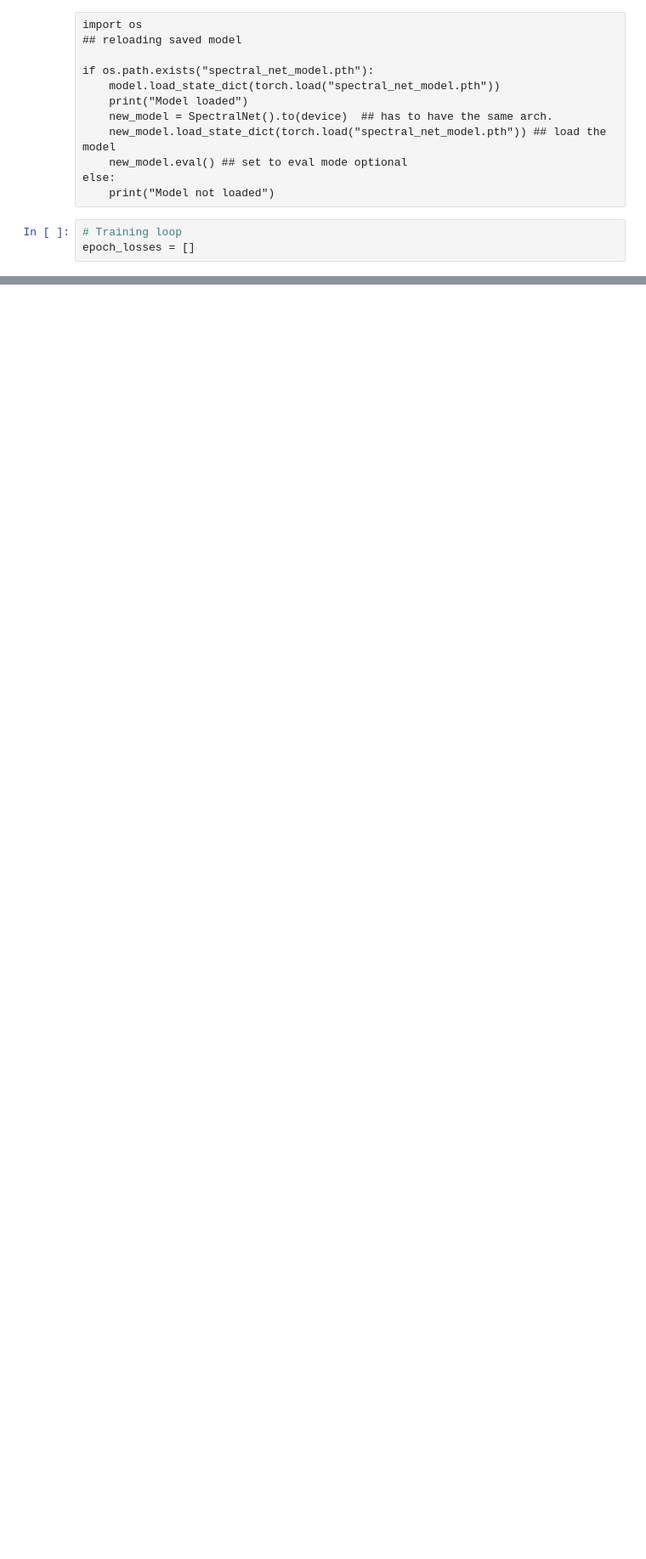
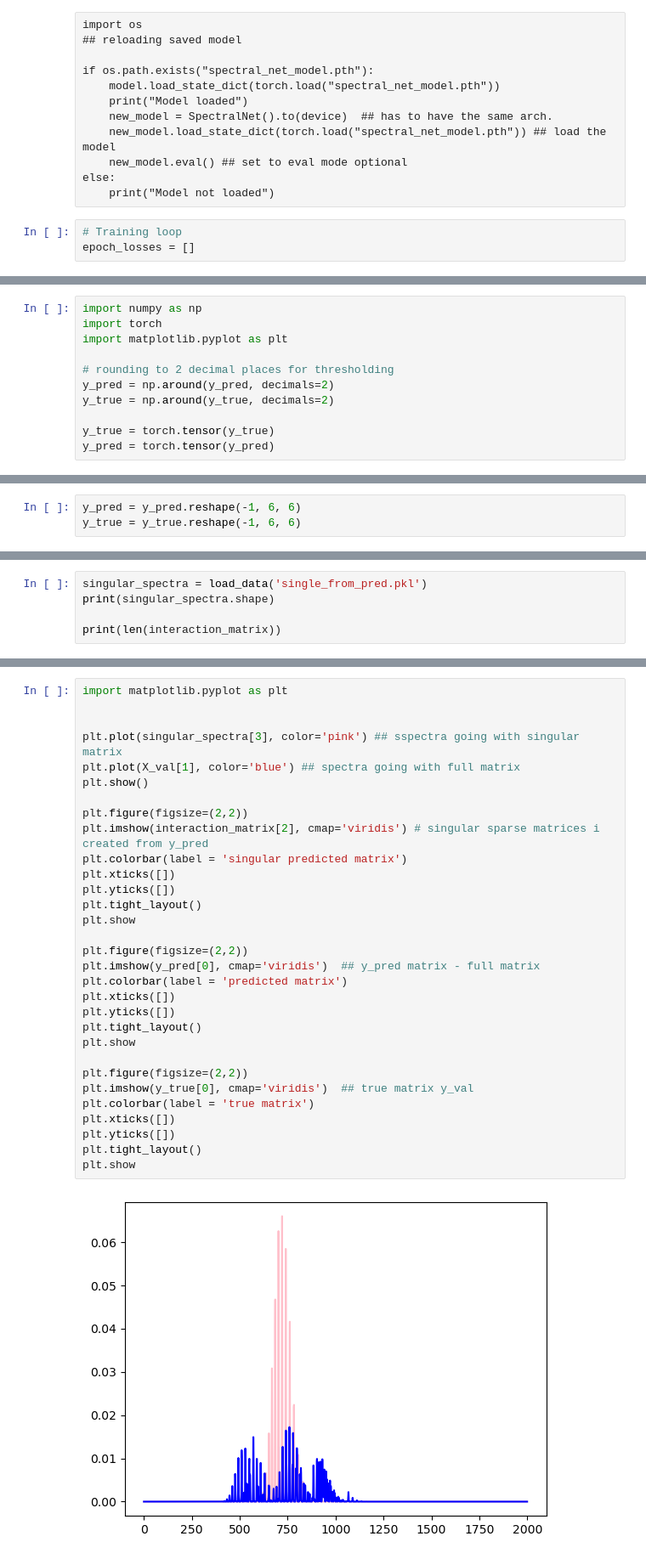
Before and after one commit to SanazKaz/Mass_Spec_ML_Project, a Jupyter notebook: ANN.ipynb, the cells around one changed output, grey strips where cells are left out. Shown at 85% size. Saved outputs shown, nothing was run; the diff lists cells and outputs as text; blank space fills up the shorter version.

Commit message:
addded in a fx to simulator create singular matrices from y_pred. FX in ipynb also to sep out the matrices created in element wise.

```diff
--- a/ANN.ipynb
+++ b/ANN.ipynb
@@ -472,0 +496,11 @@ https://medium.com/datadriveninvestor/a-survey-of-evaluation-metrics-for-multila
+# %%
+import numpy as np
+import torch
+import matplotlib.pyplot as plt
+
+# rounding to 2 decimal places for thresholding
+y_pred = np.around(y_pred, decimals=2)
+y_true = np.around(y_true, decimals=2)
+
+y_true = torch.tensor(y_true)
+y_pred = torch.tensor(y_pred)
@@ -472,0 +865,3 @@ https://medium.com/datadriveninvestor/a-survey-of-evaluation-metrics-for-multila
+# %%
+y_pred = y_pred.reshape(-1, 6, 6)
+y_true = y_true.reshape(-1, 6, 6)
@@ -472,0 +962,5 @@ https://medium.com/datadriveninvestor/a-survey-of-evaluation-metrics-for-multila
+# %%
+singular_spectra = load_data('single_from_pred.pkl')
+print(singular_spectra.shape)
+
+print(len(interaction_matrix))
@@ -472,0 +970,33 @@ https://medium.com/datadriveninvestor/a-survey-of-evaluation-metrics-for-multila
+# %%
+import matplotlib.pyplot as plt
+
+
+plt.plot(singular_spectra[3], color='pink') ## sspectra going with singular matrix
+plt.plot(X_val[1], color='blue') ## spectra going with full matrix
+plt.show()
+
+plt.figure(figsize=(2,2))
+plt.imshow(interaction_matrix[2], cmap='viridis') # singular sparse matrices i created from y_pred
+plt.colorbar(label = 'singular predicted matrix')
+plt.xticks([])
+plt.yticks([])
+plt.tight_layout()
+plt.show
+
+plt.figure(figsize=(2,2))
+plt.imshow(y_pred[0], cmap='viridis')  ## y_pred matrix - full matrix
+plt.colorbar(label = 'predicted matrix')
+plt.xticks([])
+plt.yticks([])
+plt.tight_layout()
+plt.show
+
+plt.figure(figsize=(2,2))
+plt.imshow(y_true[0], cmap='viridis')  ## true matrix y_val
+plt.colorbar(label = 'true matrix')
+plt.xticks([])
+plt.yticks([])
+plt.tight_layout()
+plt.show
+# %% [output]
+[figure, added]
```
Also changed, not shown: parts of 31 cells of this notebook, 1 other file.
